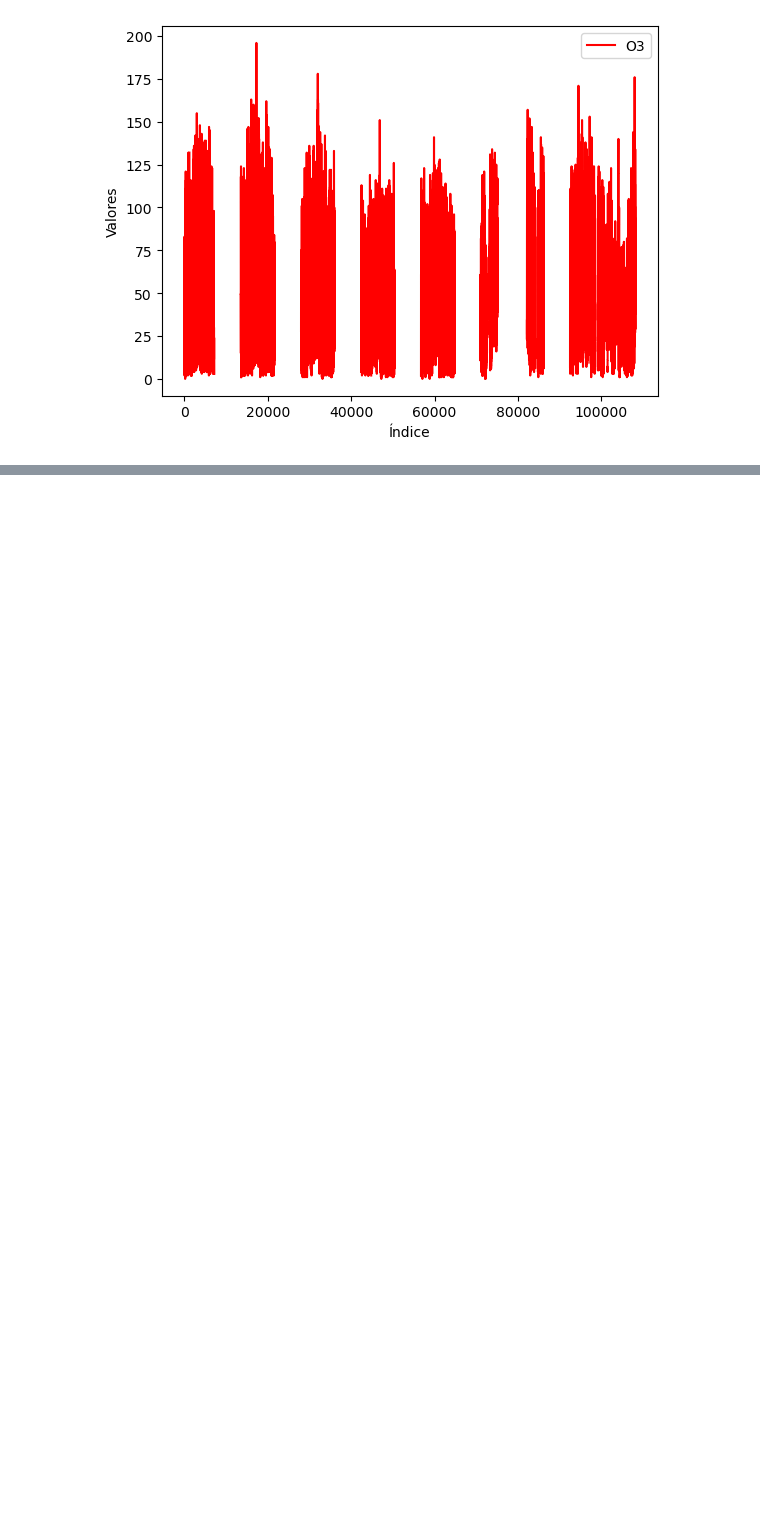
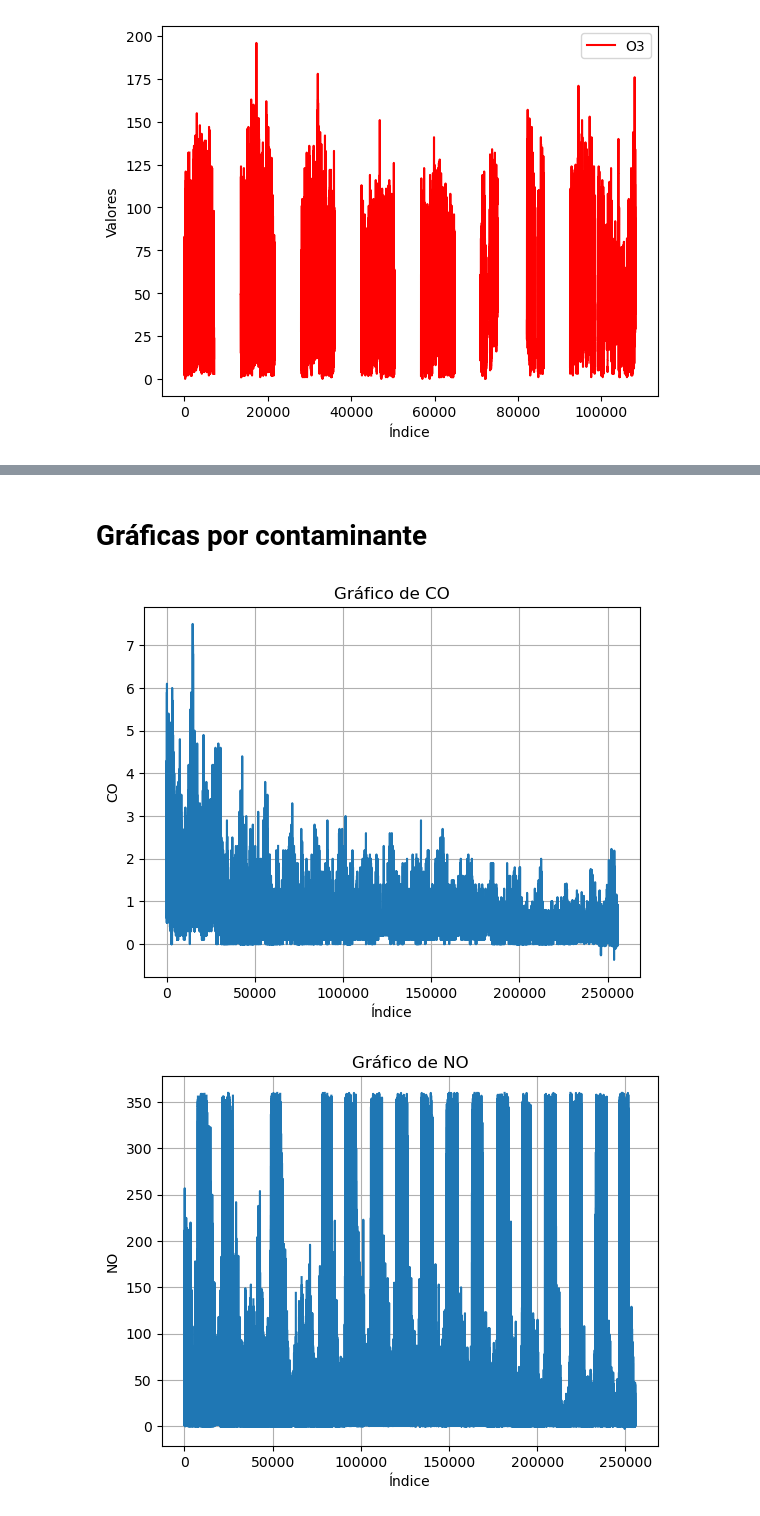
Before and after one commit to vlegaria/air_pollution, a Jupyter notebook: graficas/pollutants.ipynb, the cells around one changed output, grey strips where cells are left out. Saved outputs shown, nothing was run; the diff lists cells and outputs as text; code cells hidden in the pictures; blank space fills up the shorter version.

```diff
--- a/graficas/pollutants.ipynb
+++ b/graficas/pollutants.ipynb
@@ -164,0 +89,2 @@ gdf.to_file(shp_file_path)
+# %% [markdown]
+# Gráficas por contaminante
@@ -164,0 +119,19 @@ gdf.to_file(shp_file_path)
+# %%
+dir = '..\\preprocessing_airpollution_data/all_data_2005xstation_15_05_2024/PED.csv'
+
+file_path= "C:/Users/valer/Downloads/PED_raw_data.csv"
+df = pd.read_csv(file_path)
+col = ['date']
+df = df.drop(columns=col)
+
+for column in df.columns:
+    plt.figure()  # Crear una nueva figura
+    plt.plot(df[column])
+    plt.title(f'Gráfico de {column}')
+    plt.xlabel('Índice')
+    plt.ylabel(column)
+    plt.grid(True)
+    plt.show()
+# %% [output]
+[figure, added]
+[figure, added]
```
Also changed, not shown: parts of 16 cells of this notebook, 7 other files.
